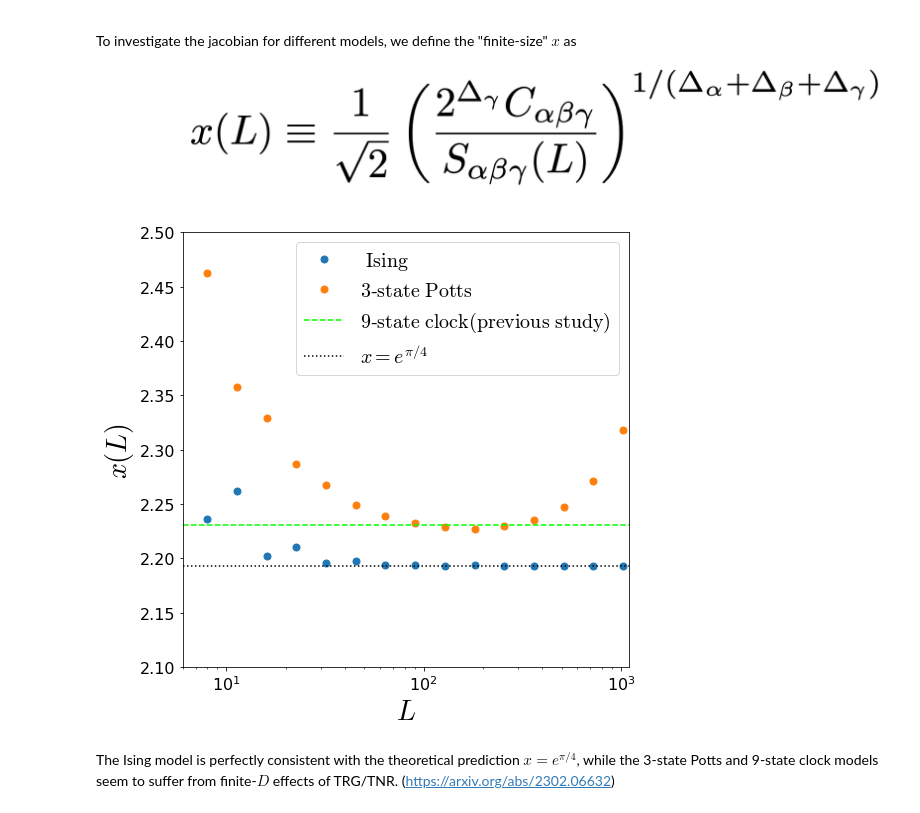
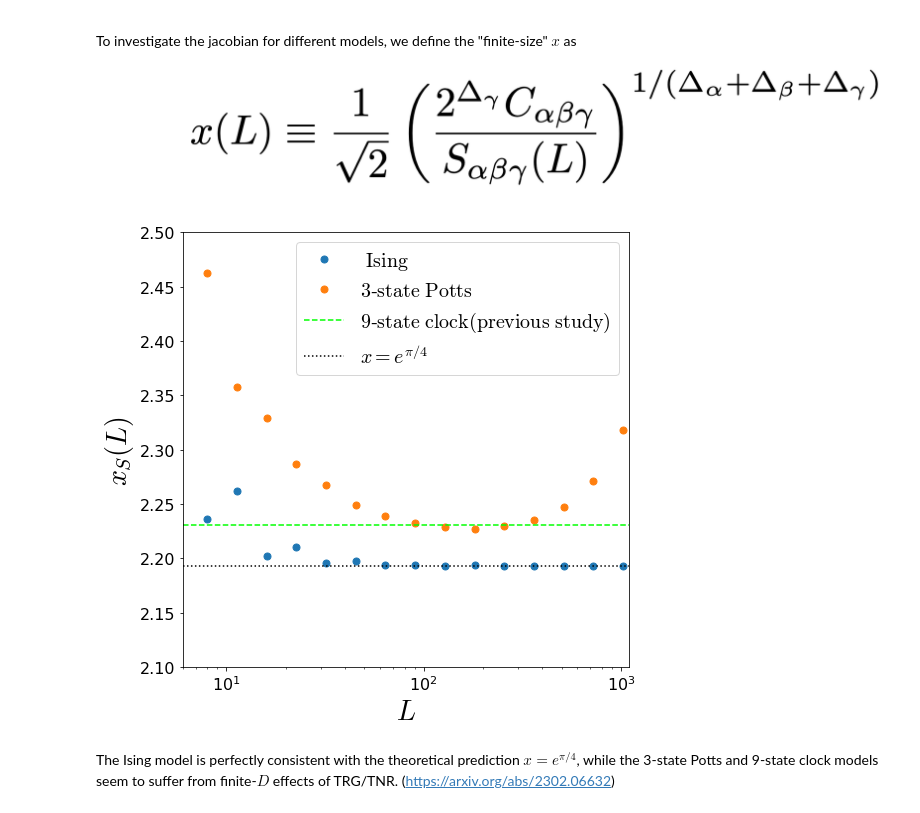
Before and after one commit to dartsushi/TRG_D4_symmetry, a Jupyter notebook: TRG_analysis-Ising.ipynb, the cells around one changed output. Drawn from its saved outputs; the diff is of its cells as text; code cells hidden in the pictures.

```diff
--- a/TRG_analysis-Ising.ipynb
+++ b/TRG_analysis-Ising.ipynb
@@ -118,24 +118,24 @@ x_list_potts = np.load("Potts_x.npy")
 # %%
 plt.figure(figsize=(8,8))
 
 plt.rcParams['mathtext.fontset'] = 'cm'
 plt.rcParams['xtick.labelsize'] = 16
 plt.rcParams['ytick.labelsize'] = 16
 
 plt.ylim(2.1,2.5)
 plt.rcParams["font.family"] = "Times New Roman"
 plt.plot(L_list, x_list_ep[-1],".",label = r"$\rm{\ Ising}$",markersize=14)
 plt.plot(L_list, x_list_potts[-1],".",label= r"$\rm{3}$"+"-"+r"$\rm{state\ Potts}$",markersize=14)
 plt.axhline(2.23035,linestyle="--",label=r"$\rm{9}$"+"-"+r"$\rm{state\ clock (previous\ study)}$",color="lime")
 plt.axhline(np.exp(np.pi/4),linestyle=":",label=r"$x=e^{\pi/4}$",color="black")
 plt.legend(fontsize=20,loc="upper right")
 plt.xlabel(r"$L$",fontsize=28)
-plt.ylabel(r"$x(L)$",fontsize=28)
+plt.ylabel(r"$x_S(L)$",fontsize=28)
 plt.xscale("log")
 plt.xlim(6,1100)
 plt.savefig("x_fs.png",bbox_inches="tight", pad_inches=0.05)
 # %% [output]
-[figure, old version]
+[figure, new version]
 # %% [markdown]
 The Ising model is perfectly consistent with the theoretical prediction $x=e^{\pi/4}$, while the 3-state Potts and 9-state clock models seem to suffer from finite-$D$ effects of TRG/TNR.
 (https://arxiv.org/abs/2302.06632)
```
